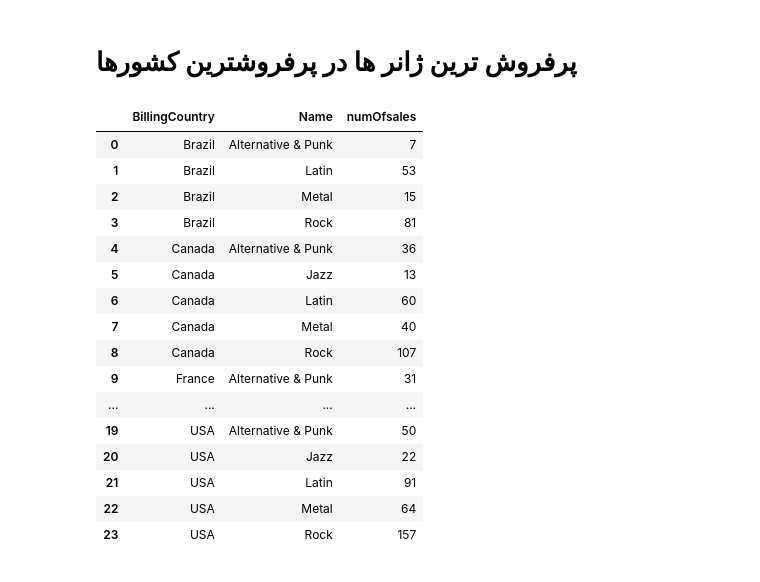
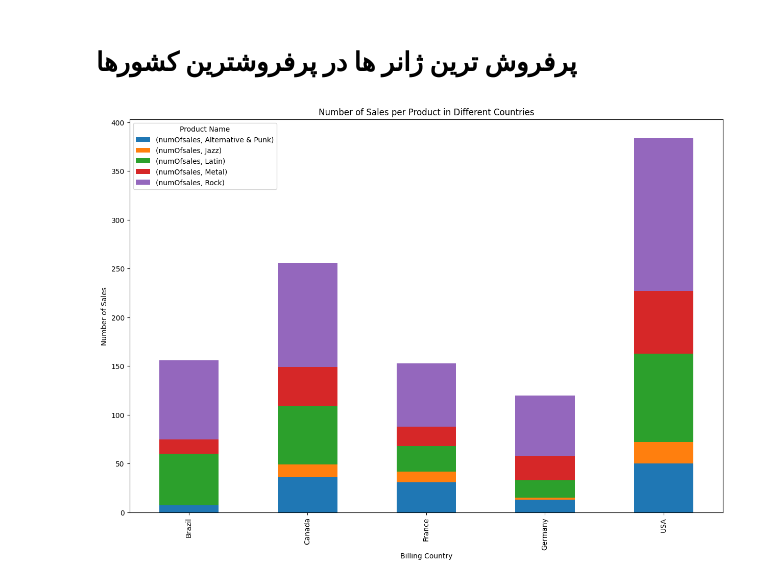
Before and after one commit to SobhanSalarian/MusicStore, a Jupyter notebook: notebooks/AnalyzingTheData.ipynb, the cells around one changed output. Saved outputs shown, nothing was run; the diff lists cells and outputs as text; code cells hidden in the pictures.

```diff
--- a/notebooks/AnalyzingTheData.ipynb
+++ b/notebooks/AnalyzingTheData.ipynb
@@ -80,7 +82,6 @@ d.employee[d.employee["Title"] =='General Manager']
 inv = d.invoice[['InvoiceId' , 'BillingCountry']]
 invPerCountry = inv.groupby('BillingCountry').agg(TotalSale =('InvoiceId','count')).sort_values('TotalSale', ascending=False)
 display(invPerCountry.head(5))
-
 # Plotting with matplotlib
 ax = invPerCountry.plot(kind='bar', width=0.8, figsize=(10, 8))
 plt.title('Orders Per Country')
@@ -90,6 +91,8 @@ plt.xticks(rotation=90)
 # Ensure the bars use the full width
 plt.tight_layout()
 plt.show()
+
+invPerCountry = invPerCountry.reset_index()
 # %% [output]
 |  | TotalSale |
 | BillingCountry |  |
@@ -122,25 +125,17 @@ FavTracksPerGenre
 # %%
 top5Countries = invPerCountry['BillingCountry'].head(5).tolist()
 top5genres = FavTracksPerGenre['Name'].tolist()
 
 top5s=Track_genre_invoiceline_invoice[Track_genre_invoiceline_invoice['BillingCountry'].isin(top5Countries) & Track_genre_invoiceline_invoice['Name'].isin(top5genres)]
-top5sGrouped = top5s.groupby(['BillingCountry','Name']).agg(numOfsales = ('InvoiceLineId' , 'count')).reset_index()
-top5sGrouped
+top5sGrouped = top5s.groupby(['BillingCountry','Name']).agg(numOfsales = ('InvoiceLineId' , 'count')).unstack(fill_value=0).reset_index()
+
+
+top5sGrouped.set_index('BillingCountry', inplace=True)
+top5sGrouped.plot(kind='bar', stacked=True, figsize=(15, 10))
+plt.title('Number of Sales per Product in Different Countries')
+plt.xlabel('Billing Country')
+plt.ylabel('Number of Sales')
+plt.legend(title='Product Name')
+plt.show()
 # %% [output]
-|  | BillingCountry | Name | numOfsales |
-| 0 | Brazil | Alternative & Punk | 7 |
-| 1 | Brazil | Latin | 53 |
-| 2 | Brazil | Metal | 15 |
-| 3 | Brazil | Rock | 81 |
-| 4 | Canada | Alternative & Punk | 36 |
-| 5 | Canada | Jazz | 13 |
-| 6 | Canada | Latin | 60 |
-| 7 | Canada | Metal | 40 |
-| 8 | Canada | Rock | 107 |
-| 9 | France | Alternative & Punk | 31 |
-| ... | ... | ... | ... |
-| 19 | USA | Alternative & Punk | 50 |
-| 20 | USA | Jazz | 22 |
-| 21 | USA | Latin | 91 |
-| 22 | USA | Metal | 64 |
-| 23 | USA | Rock | 157 |
+[figure, added]
```
Also changed, not shown: parts of 7 cells of this notebook.
